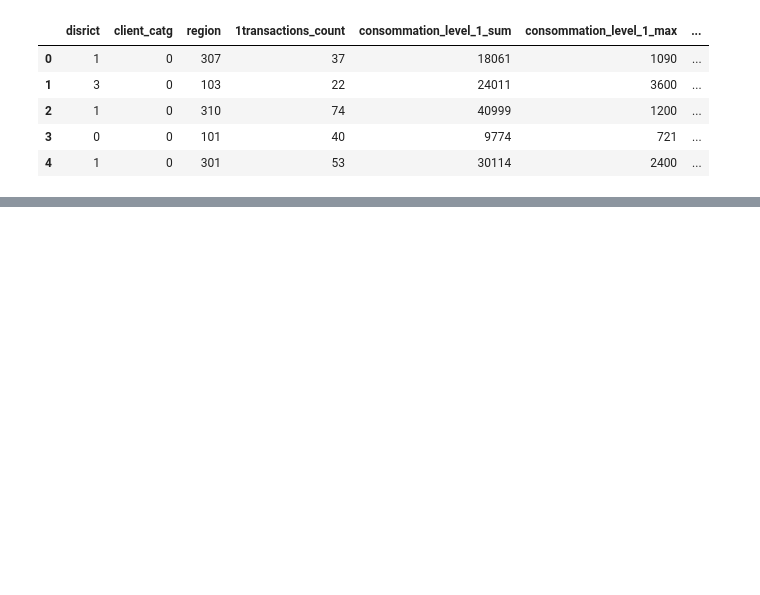
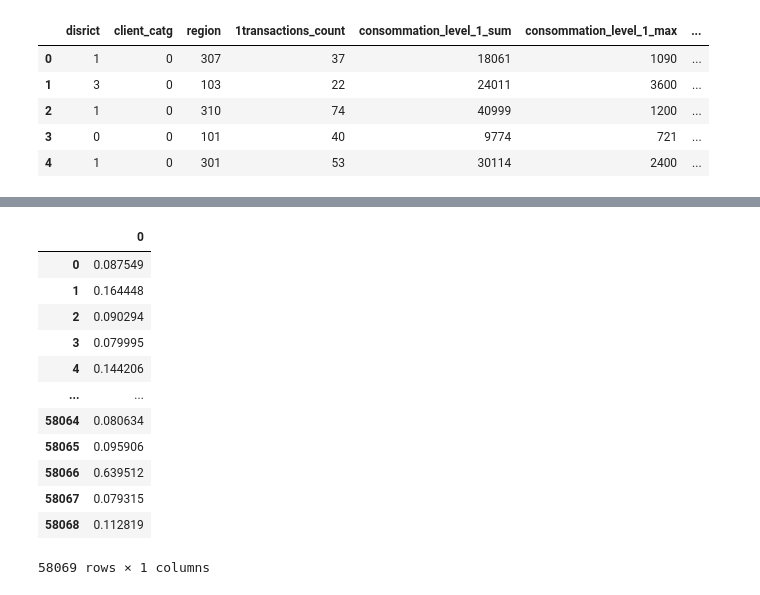
Before and after one commit to ahmedlila/Machine-Learning-Course-Tasks, a Jupyter notebook: Project1_FraudDetectionChallenge.ipynb, the cells around one changed output, grey strips where cells are left out. Drawn from its saved outputs; the diff is of its cells as text; code cells hidden in the pictures; blank space fills up the shorter version.

```diff
--- a/Project1_FraudDetectionChallenge.ipynb
+++ b/Project1_FraudDetectionChallenge.ipynb
@@ -293,0 +464,3 @@ preds = (pred)
+# %%
+ada_pred=ada_clf.predict_proba(test)
+ada_pred.shape
@@ -298 +595,19 @@ preds.head()
+# %%
+preds=pred[:,1]*0.2+0.2*lgbm_pred[:,1]+ 0.1*rf_pred[:,1]+ 0.15*ada_pred[:,1]+ 0.35*stack_gen_pred[:,1]
+preds = pd.DataFrame(preds)
+preds
+# %% [output]
+|  | 0 |
+| 0 | 0.087549 |
+| 1 | 0.164448 |
+| 2 | 0.090294 |
+| 3 | 0.079995 |
+| 4 | 0.144206 |
+| ... | ... |
+| 58064 | 0.080634 |
+| 58065 | 0.095906 |
+| 58066 | 0.639512 |
+| 58067 | 0.079315 |
+| 58068 | 0.112819 |
+58069 rows × 1 columns
 # %%
```
Also changed, not shown: parts of 54 cells of this notebook.
